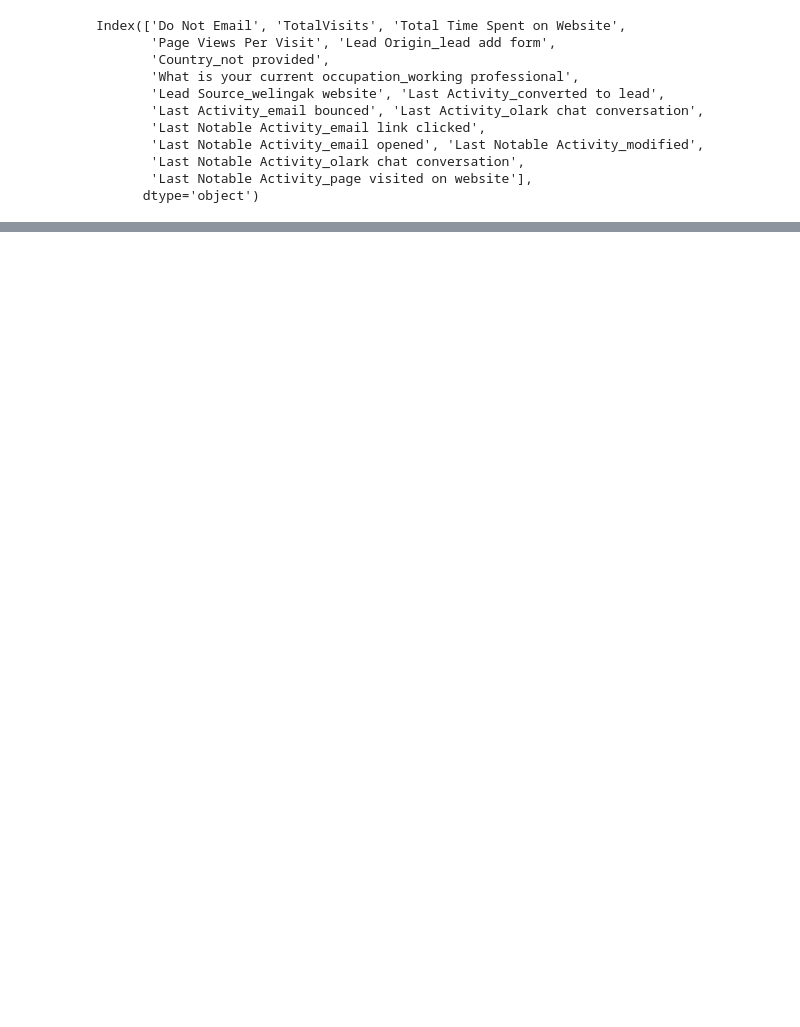
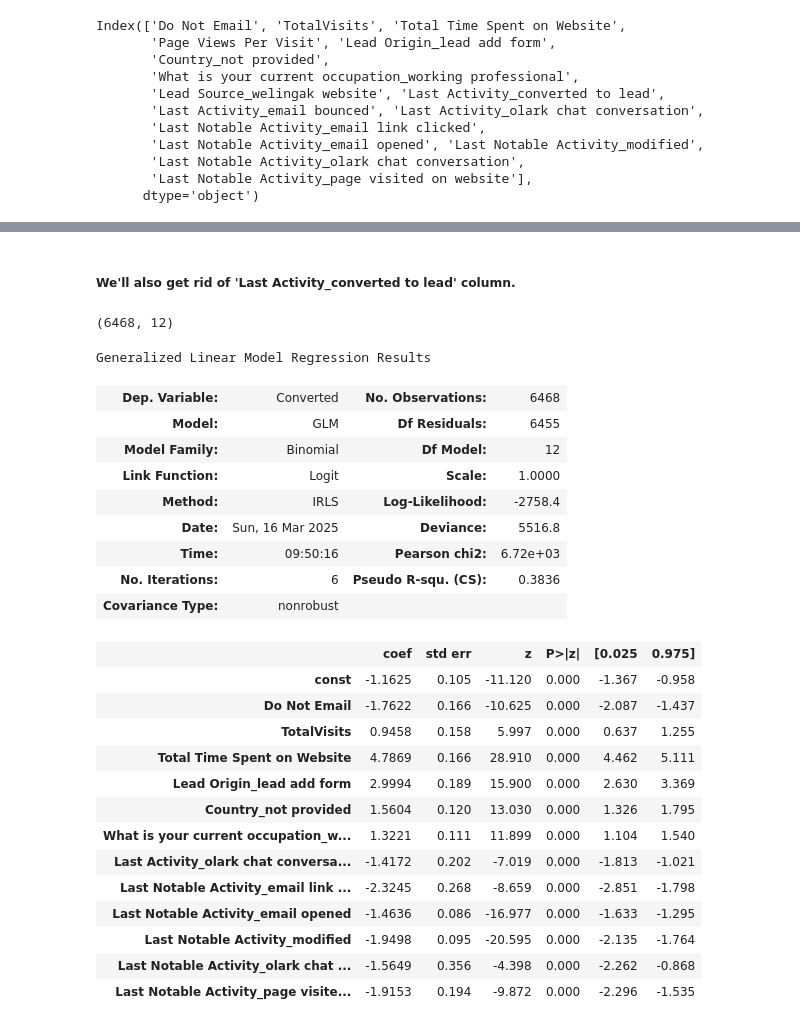
Before and after one commit to D-skywalkerr/Case_study-Leads_scoring, a Jupyter notebook: Leads_scoring.ipynb, the cells around one changed output, grey strips where cells are left out. Saved outputs shown, nothing was run; the diff lists cells and outputs as text; code cells hidden in the pictures; blank space fills up the shorter version.

```diff
--- a/Leads_scoring.ipynb
+++ b/Leads_scoring.ipynb
@@ -1390,0 +1595,39 @@ vif
+# %% [markdown]
+##### We'll also get rid of 'Last Activity_converted to lead' column.
+# %%
+X_train.drop('Last Activity_converted to lead', axis=1, inplace= True)
+# %%
+X_train.shape
+# %% [output]
+(6468, 12)
+# %%
+# Refit the model with the new set of features
+X_train_sm = sm.add_constant(X_train)
+lgm5 = sm.GLM(y_train, X_train_sm, family = sm.families.Binomial())
+res = lgm5.fit()
+res.summary()
+# %% [output]
+Generalized Linear Model Regression Results
+| Dep. Variable: | Converted | No. Observations: | 6468 |
+| Model: | GLM | Df Residuals: | 6455 |
+| Model Family: | Binomial | Df Model: | 12 |
+| Link Function: | Logit | Scale: | 1.0000 |
+| Method: | IRLS | Log-Likelihood: | -2758.4 |
+| Date: | Sun, 16 Mar 2025 | Deviance: | 5516.8 |
+| Time: | 09:50:16 | Pearson chi2: | 6.72e+03 |
+| No. Iterations: | 6 | Pseudo R-squ. (CS): | 0.3836 |
+| Covariance Type: | nonrobust |  |  |
+|  | coef | std err | z | P>|z| | [0.025 | 0.975] |
+| const | -1.1625 | 0.105 | -11.120 | 0.000 | -1.367 | -0.958 |
+| Do Not Email | -1.7622 | 0.166 | -10.625 | 0.000 | -2.087 | -1.437 |
+| TotalVisits | 0.9458 | 0.158 | 5.997 | 0.000 | 0.637 | 1.255 |
+| Total Time Spent on Website | 4.7869 | 0.166 | 28.910 | 0.000 | 4.462 | 5.111 |
+| Lead Origin_lead add form | 2.9994 | 0.189 | 15.900 | 0.000 | 2.630 | 3.369 |
+| Country_not provided | 1.5604 | 0.120 | 13.030 | 0.000 | 1.326 | 1.795 |
+| What is your current occupation_w... | 1.3221 | 0.111 | 11.899 | 0.000 | 1.104 | 1.540 |
+| Last Activity_olark chat conversa... | -1.4172 | 0.202 | -7.019 | 0.000 | -1.813 | -1.021 |
+| Last Notable Activity_email link ... | -2.3245 | 0.268 | -8.659 | 0.000 | -2.851 | -1.798 |
+| Last Notable Activity_email opened | -1.4636 | 0.086 | -16.977 | 0.000 | -1.633 | -1.295 |
+| Last Notable Activity_modified | -1.9498 | 0.095 | -20.595 | 0.000 | -2.135 | -1.764 |
+| Last Notable Activity_olark chat ... | -1.5649 | 0.356 | -4.398 | 0.000 | -2.262 | -0.868 |
+| Last Notable Activity_page visite... | -1.9153 | 0.194 | -9.872 | 0.000 | -2.296 | -1.535 |
```
Also changed, not shown: parts of 36 cells of this notebook.
